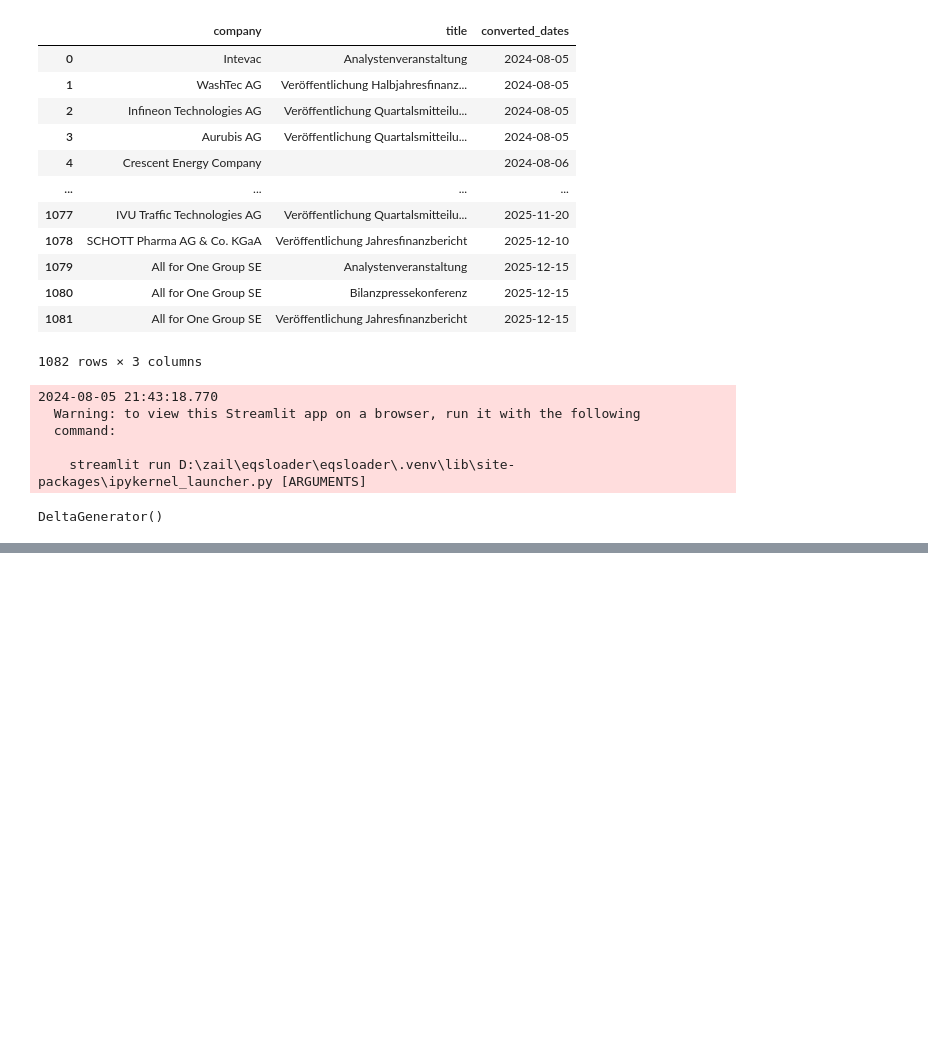
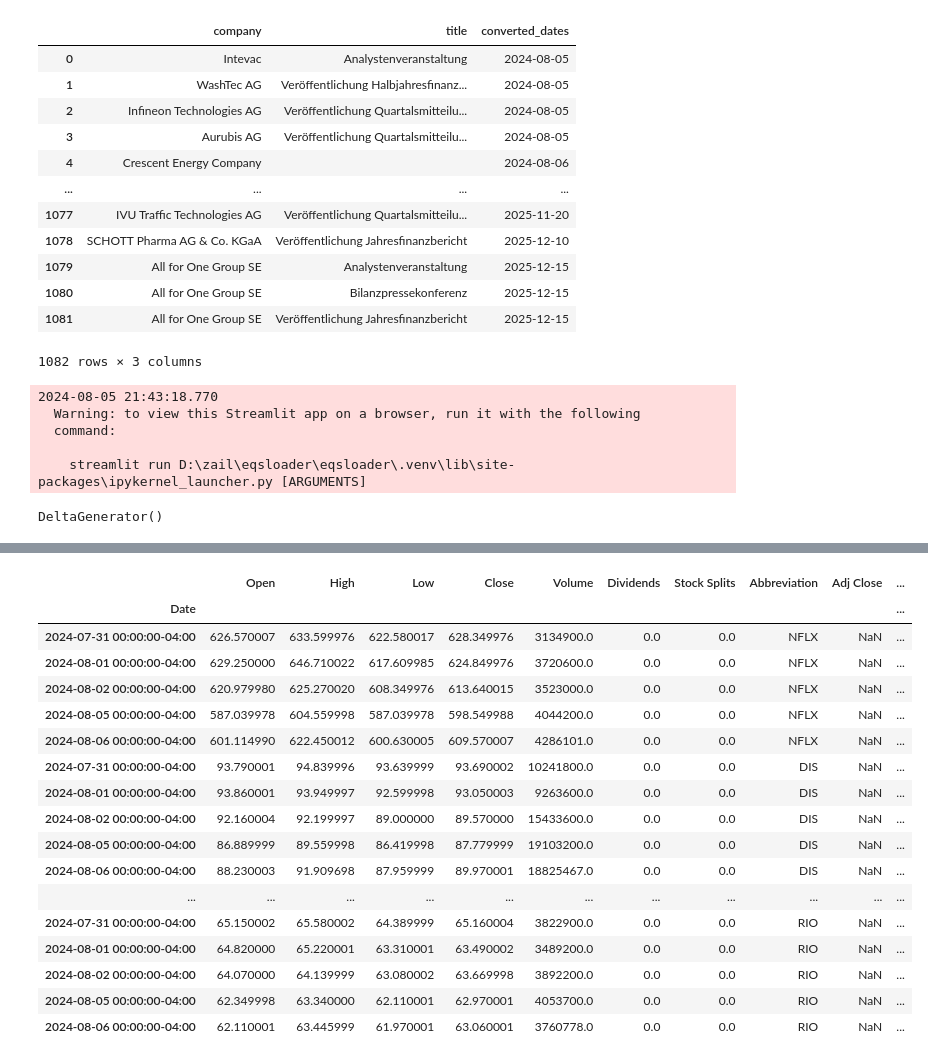
Before and after one commit to lz039/financialevents, a Jupyter notebook: Services/EqsLoaderPlayground.ipynb, the cells around one changed output, grey strips where cells are left out. Saved outputs shown, nothing was run; the diff lists cells and outputs as text; code cells hidden in the pictures; blank space fills up the shorter version.

```diff
--- a/Services/EqsLoaderPlayground.ipynb
+++ b/Services/EqsLoaderPlayground.ipynb
@@ -71,0 +182,22 @@ DeltaGenerator()
+# %%
+from requests import Session
+from requests_cache import CacheMixin, SQLiteCache
+from requests_ratelimiter import LimiterMixin, MemoryQueueBucket
+from pyrate_limiter import Duration, RequestRate, Limiter
+import yfinance as yf
+
+class CachedLimiterSession(CacheMixin, LimiterMixin, Session):
+    pass
+
+
+session = CachedLimiterSession(
+    limiter=Limiter(RequestRate(2, Duration.SECOND * 5)),  # max 2 requests per 5 seconds
+    bucket_class=MemoryQueueBucket,
+    backend=SQLiteCache("yfinance.cache"),
+)
+# %%
+buy_abbreviations = df_merged[df_merged['Sentiment'] == 'buy']['Abbreviation']
+buy_abbreviations
+
+abbreviation_string = ' '.join(buy_abbreviations.tolist())
+abbreviation_string
@@ -71,0 +206,2 @@ DeltaGenerator()
+# %%
+tickers = yf.Tickers(abbreviation_string, session=session)
@@ -71,0 +222,12 @@ DeltaGenerator()
+# %%
+results = []
+for index, row in buy_abbreviations.items():
+    res = tickers.tickers[row].history(period='5d')
+    res['Abbreviation'] = row
+    results.append(res)
+
+# access each ticker using (example)
+#tickers.tickers['MSFT'].info
+#tickers.tickers['AAPL'].history(period="1mo")
+#tickers.tickers['GOOG'].actions
+#data = yf.download("SPY AAPL", period="1mo")
@@ -71,0 +301,23 @@ DeltaGenerator()
+# %%
+result_df = pd.concat(results, ignore_index=False)
+result_df['Date'] = result_df.index
+result_df
+# %% [output]
+|  | Open | High | Low | Close | Volume | Dividends | Stock Splits | Abbreviation | Adj Close | ... |
+| Date |  |  |  |  |  |  |  |  |  | ... |
+| 2024-07-31 00:00:00-04:00 | 626.570007 | 633.599976 | 622.580017 | 628.349976 | 3134900.0 | 0.0 | 0.0 | NFLX | NaN | ... |
+| 2024-08-01 00:00:00-04:00 | 629.250000 | 646.710022 | 617.609985 | 624.849976 | 3720600.0 | 0.0 | 0.0 | NFLX | NaN | ... |
+| 2024-08-02 00:00:00-04:00 | 620.979980 | 625.270020 | 608.349976 | 613.640015 | 3523000.0 | 0.0 | 0.0 | NFLX | NaN | ... |
+| 2024-08-05 00:00:00-04:00 | 587.039978 | 604.559998 | 587.039978 | 598.549988 | 4044200.0 | 0.0 | 0.0 | NFLX | NaN | ... |
+| 2024-08-06 00:00:00-04:00 | 601.114990 | 622.450012 | 600.630005 | 609.570007 | 4286101.0 | 0.0 | 0.0 | NFLX | NaN | ... |
+| 2024-07-31 00:00:00-04:00 | 93.790001 | 94.839996 | 93.639999 | 93.690002 | 10241800.0 | 0.0 | 0.0 | DIS | NaN | ... |
+| 2024-08-01 00:00:00-04:00 | 93.860001 | 93.949997 | 92.599998 | 93.050003 | 9263600.0 | 0.0 | 0.0 | DIS | NaN | ... |
+| 2024-08-02 00:00:00-04:00 | 92.160004 | 92.199997 | 89.000000 | 89.570000 | 15433600.0 | 0.0 | 0.0 | DIS | NaN | ... |
+| 2024-08-05 00:00:00-04:00 | 86.889999 | 89.559998 | 86.419998 | 87.779999 | 19103200.0 | 0.0 | 0.0 | DIS | NaN | ... |
+| 2024-08-06 00:00:00-04:00 | 88.230003 | 91.909698 | 87.959999 | 89.970001 | 18825467.0 | 0.0 | 0.0 | DIS | NaN | ... |
+| ... | ... | ... | ... | ... | ... | ... | ... | ... | ... | ... |
+| 2024-07-31 00:00:00-04:00 | 65.150002 | 65.580002 | 64.389999 | 65.160004 | 3822900.0 | 0.0 | 0.0 | RIO | NaN | ... |
+| 2024-08-01 00:00:00-04:00 | 64.820000 | 65.220001 | 63.310001 | 63.490002 | 3489200.0 | 0.0 | 0.0 | RIO | NaN | ... |
+| 2024-08-02 00:00:00-04:00 | 64.070000 | 64.139999 | 63.080002 | 63.669998 | 3892200.0 | 0.0 | 0.0 | RIO | NaN | ... |
+| 2024-08-05 00:00:00-04:00 | 62.349998 | 63.340000 | 62.110001 | 62.970001 | 4053700.0 | 0.0 | 0.0 | RIO | NaN | ... |
+| 2024-08-06 00:00:00-04:00 | 62.110001 | 63.445999 | 61.970001 | 63.060001 | 3760778.0 | 0.0 | 0.0 | RIO | NaN | ... |
```
Also changed, not shown: parts of 11 cells of this notebook, 1 other file.
